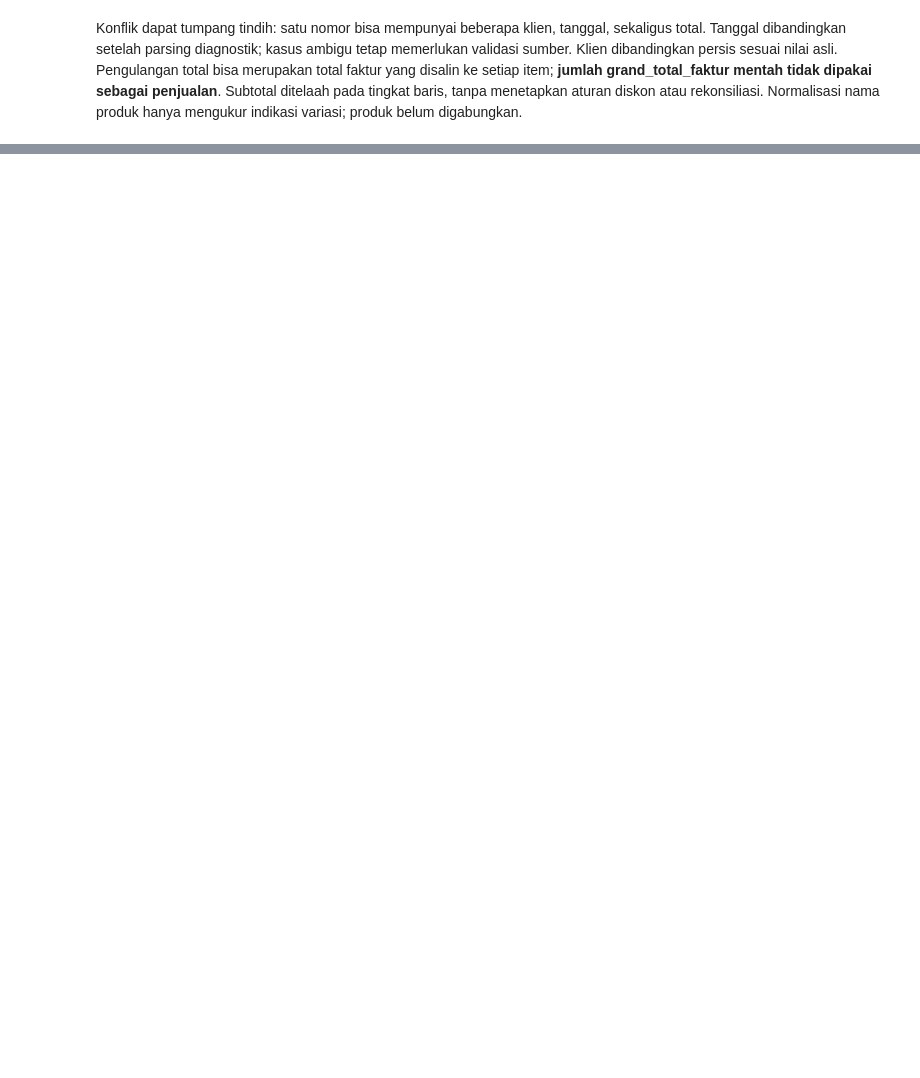
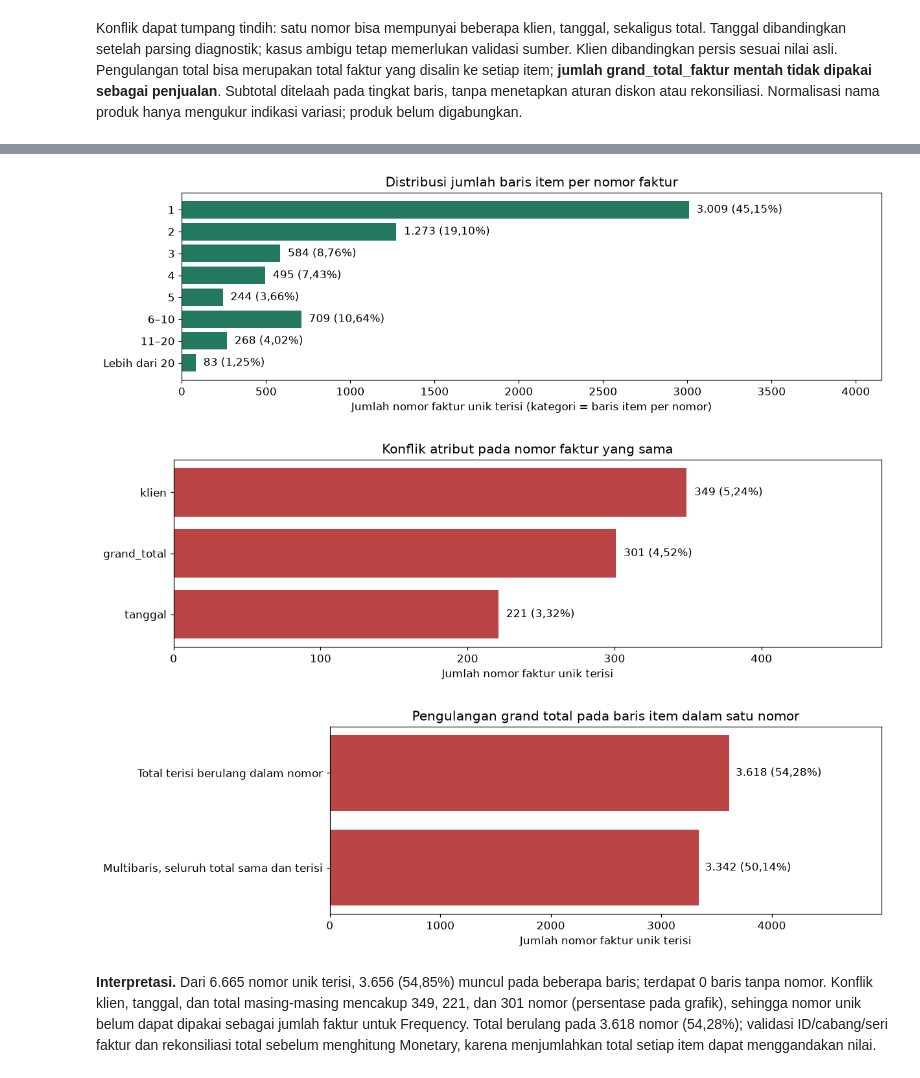
Before and after one commit to yafirafsanjani/zahir-customer-segmentation, a Jupyter notebook: segmentasi_pelanggan_zahir.ipynb, the cells around one changed output, grey strips where cells are left out. Drawn from its saved outputs; the diff is of its cells as text; code cells hidden in the pictures; blank space fills up the shorter version.

```diff
--- a/segmentasi_pelanggan_zahir.ipynb
+++ b/segmentasi_pelanggan_zahir.ipynb
@@ -166,0 +220,14 @@ Tabel berikut dihitung dari workbook saat notebook dijalankan. Unit kasus dinyat
+# %%
+invoice_bins=pd.cut(rows_per_invoice,bins=[0,1,2,3,4,5,10,20,np.inf],labels=['1','2','3','4','5','6–10','11–20','Lebih dari 20']).value_counts(sort=False)
+assert invoice_bins.sum()==NI
+bars(invoice_bins, 'Distribusi jumlah baris item per nomor faktur', 'Jumlah nomor faktur unik terisi (kategori = baris item per nomor)', NI, GOOD)
+bars(conflict_table['konflik_nilai_terisi'].sort_values(ascending=False), 'Konflik atribut pada nomor faktur yang sama', 'Jumlah nomor faktur unik terisi', NI, CONFLICT)
+repeat_series=pd.Series({'Total terisi berulang dalam nomor': repeated_total_numbers,
+                        'Multibaris, seluruh total sama dan terisi': same_total_multiline})
+bars(repeat_series,'Pengulangan grand total pada baris item dalam satu nomor', 'Jumlah nomor faktur unik terisi', NI, CONFLICT)
+note(f"**Interpretasi.** Dari {angka(NI)} nomor unik terisi, {angka(rows_per_invoice.gt(1).sum())} ({pct(rows_per_invoice.gt(1).sum(),NI)}) muncul pada beberapa baris; terdapat {angka(invoice_blank.sum())} baris tanpa nomor. Konflik klien, tanggal, dan total masing-masing mencakup {angka(conflict_table.loc['klien','konflik_nilai_terisi'])}, {angka(conflict_table.loc['tanggal','konflik_nilai_terisi'])}, dan {angka(conflict_table.loc['grand_total','konflik_nilai_terisi'])} nomor (persentase pada grafik), sehingga nomor unik belum dapat dipakai sebagai jumlah faktur untuk Frequency. Total berulang pada {angka(repeated_total_numbers)} nomor ({pct(repeated_total_numbers,NI)}); validasi ID/cabang/seri faktur dan rekonsiliasi total sebelum menghitung Monetary, karena menjumlahkan total setiap item dapat menggandakan nilai.")
+# %% [output]
+[figure, added]
+[figure, added]
+[figure, added]
+**Interpretasi.** Dari 6.665 nomor unik terisi, 3.656 (54,85%) muncul pada beberapa baris; terdapat 0 baris tanpa nomor. Konflik klien, tanggal, dan total masing-masing mencakup 349, 221, dan 301 nomor (persentase pada grafik), sehingga nomor unik belum dapat dipakai sebagai jumlah faktur untuk Frequency. Total berulang pada 3.618 nomor (54,28%); validasi ID/cabang/seri faktur dan rekonsiliasi total sebelum menghitung Monetary, karena menjumlahkan total setiap item dapat menggandakan nilai.
```
Also changed, not shown: parts of 46 cells of this notebook.
